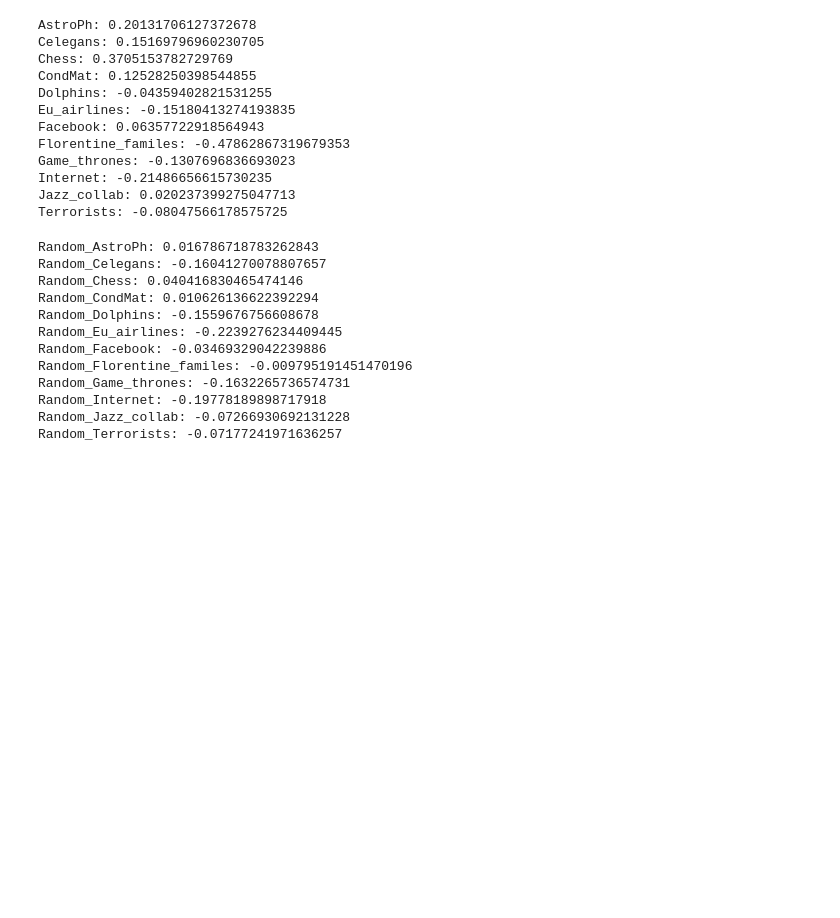
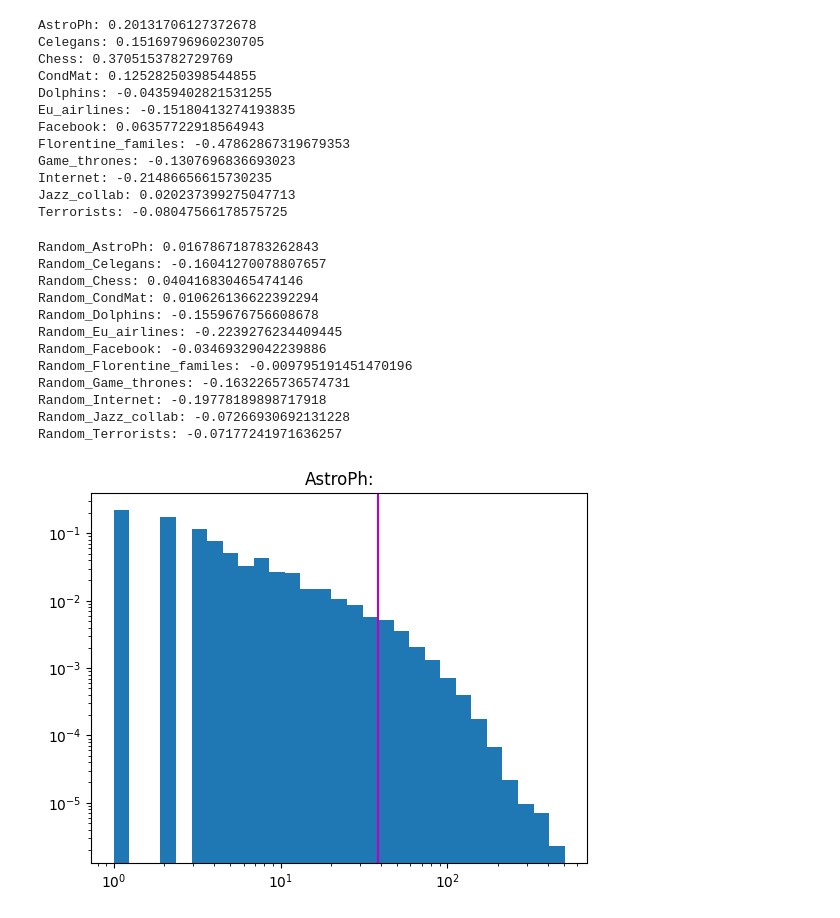
Before and after one commit to huyim/Netsci, a Jupyter notebook: Assi2/Hu_Yiming_EX2.ipynb, the cells around one changed output. Drawn from its saved outputs; the diff is of its cells as text; code cells hidden in the pictures; blank space fills up the shorter version.

```diff
--- a/Assi2/Hu_Yiming_EX2.ipynb
+++ b/Assi2/Hu_Yiming_EX2.ipynb
@@ -175,0 +177,31 @@ Random_Terrorists: -0.07177241971636257
+# %%
+#A01.2 Clustering and randomisation
+#1. Plot the degree distribution in double-logscale and mark with a vertical line the average degree ⟨𝑘⟩
+
+def deg_distribution(name, graph):
+    #Load degrees
+    g_degrees = graph.degree()
+    degrees = [ g_degrees[i] for i in graph.nodes() ]
+
+    #Compute ave. degres
+    sum = 0
+    for i in degrees:
+        sum += degrees[i]
+    ave_degree = sum / graph.number_of_nodes()
+
+    #Draw the graph
+    my_bins = np.logspace(np.log10(min(degrees)),np.log10(max(degrees) +1), 30 )
+    _ = plt.hist(degrees, bins = my_bins, density = True)
+    plt.title(name)
+    plt.xscale('log')
+    plt.yscale('log')
+    plt.axvline(ave_degree, label='Average degrees', c='m')
+
+    #Format vertical line
+    # colors = ['g', 'c', 'm']
+    # for p, c in zip(xpoints, colors):
+    #     plt.axvline(p,  label='line: {}'.format(p), c=c)
+# %%
+deg_distribution("AstroPh:", g_astroph)
+# %% [output]
+[figure, added]
```
Also changed, not shown: parts of 13 cells of this notebook.
